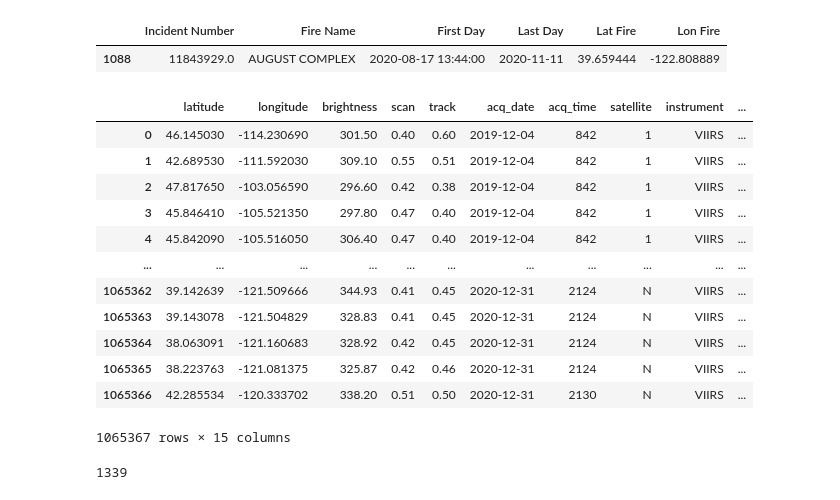
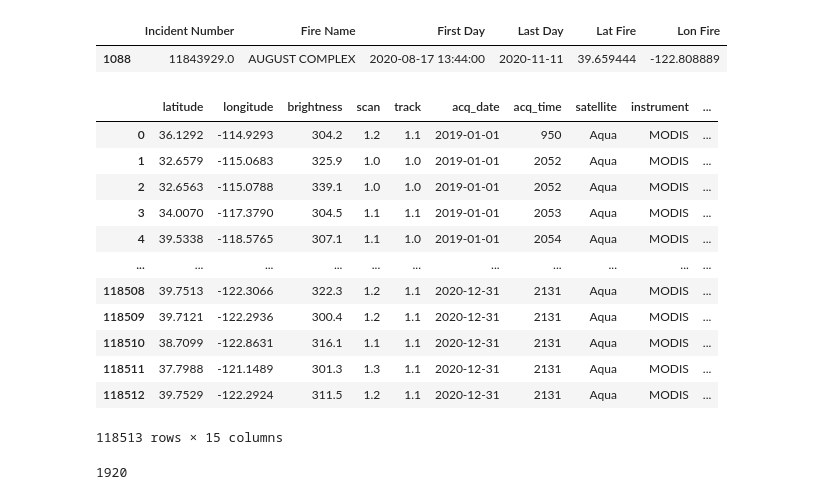
Before and after one commit to lthapa42/ML_FireEmissions, a Jupyter notebook: generate_per_overpass_polygons.ipynb, the cells around one changed output. Drawn from its saved outputs; the diff is of its cells as text; code cells hidden in the pictures.

```diff
--- a/generate_per_overpass_polygons.ipynb
+++ b/generate_per_overpass_polygons.ipynb
@@ -25,22 +26,23 @@ incidents
 |  | Incident Number | Fire Name | First Day | Last Day | Lat Fire | Lon Fire |
 | 1088 | 11843929.0 | AUGUST COMPLEX | 2020-08-17 13:44:00 | 2020-11-11 | 39.659444 | -122.808889 |
 # %%
-viirs_all = pd.read_csv('merged_viirs.csv', dtype = {'satellite': str,'version': str, 'type': str})
+#viirs_all = pd.read_csv('merged_viirs.csv', dtype = {'satellite': str,'version': str, 'type': str})
+viirs_all = pd.read_csv('/data2/lthapa/fire_archive_M-C61_221506.csv')#THIS IS MODIS, I JUST KEPT THE NAME SINCE IT'S USED EVERYWHERE
 viirs_all
 # %% [output]
 |  | latitude | longitude | brightness | scan | track | acq_date | acq_time | satellite | instrument | ... |
-| 0 | 46.145030 | -114.230690 | 301.50 | 0.40 | 0.60 | 2019-12-04 | 842 | 1 | VIIRS | ... |
-| 1 | 42.689530 | -111.592030 | 309.10 | 0.55 | 0.51 | 2019-12-04 | 842 | 1 | VIIRS | ... |
-| 2 | 47.817650 | -103.056590 | 296.60 | 0.42 | 0.38 | 2019-12-04 | 842 | 1 | VIIRS | ... |
-| 3 | 45.846410 | -105.521350 | 297.80 | 0.47 | 0.40 | 2019-12-04 | 842 | 1 | VIIRS | ... |
-| 4 | 45.842090 | -105.516050 | 306.40 | 0.47 | 0.40 | 2019-12-04 | 842 | 1 | VIIRS | ... |
+| 0 | 36.1292 | -114.9293 | 304.2 | 1.2 | 1.1 | 2019-01-01 | 950 | Aqua | MODIS | ... |
+| 1 | 32.6579 | -115.0683 | 325.9 | 1.0 | 1.0 | 2019-01-01 | 2052 | Aqua | MODIS | ... |
+| 2 | 32.6563 | -115.0788 | 339.1 | 1.0 | 1.0 | 2019-01-01 | 2052 | Aqua | MODIS | ... |
+| 3 | 34.0070 | -117.3790 | 304.5 | 1.1 | 1.1 | 2019-01-01 | 2053 | Aqua | MODIS | ... |
+| 4 | 39.5338 | -118.5765 | 307.1 | 1.1 | 1.0 | 2019-01-01 | 2054 | Aqua | MODIS | ... |
 | ... | ... | ... | ... | ... | ... | ... | ... | ... | ... | ... |
-| 1065362 | 39.142639 | -121.509666 | 344.93 | 0.41 | 0.45 | 2020-12-31 | 2124 | N | VIIRS | ... |
-| 1065363 | 39.143078 | -121.504829 | 328.83 | 0.41 | 0.45 | 2020-12-31 | 2124 | N | VIIRS | ... |
-| 1065364 | 38.063091 | -121.160683 | 328.92 | 0.42 | 0.45 | 2020-12-31 | 2124 | N | VIIRS | ... |
-| 1065365 | 38.223763 | -121.081375 | 325.87 | 0.42 | 0.46 | 2020-12-31 | 2124 | N | VIIRS | ... |
-| 1065366 | 42.285534 | -120.333702 | 338.20 | 0.51 | 0.50 | 2020-12-31 | 2130 | N | VIIRS | ... |
+| 118508 | 39.7513 | -122.3066 | 322.3 | 1.2 | 1.1 | 2020-12-31 | 2131 | Aqua | MODIS | ... |
+| 118509 | 39.7121 | -122.2936 | 300.4 | 1.2 | 1.1 | 2020-12-31 | 2131 | Aqua | MODIS | ... |
+| 118510 | 38.7099 | -122.8631 | 316.1 | 1.1 | 1.1 | 2020-12-31 | 2131 | Aqua | MODIS | ... |
+| 118511 | 37.7988 | -121.1489 | 301.3 | 1.3 | 1.1 | 2020-12-31 | 2131 | Aqua | MODIS | ... |
+| 118512 | 39.7529 | -122.2924 | 311.5 | 1.2 | 1.1 | 2020-12-31 | 2131 | Aqua | MODIS | ... |
-1065367 rows × 15 columns
+118513 rows × 15 columns
 # %%
 #get the size of the resulting dataframe
 df_size = 0
@@ -59,7 +61,7 @@ for ii in range(len(incidents)):
         df_size = df_size + len(np.unique(viirs_sub['acq_time']))
 print(df_size)
 # %% [output]
-1339
+1920
 # %%
 fire_series = gpd.GeoDataFrame({'Incident Number': np.nan*np.zeros(df_size),
                           'Fire Name': np.nan*np.zeros(df_size),
```
Also changed, not shown: parts of 5 cells of this notebook, 10 other files.
